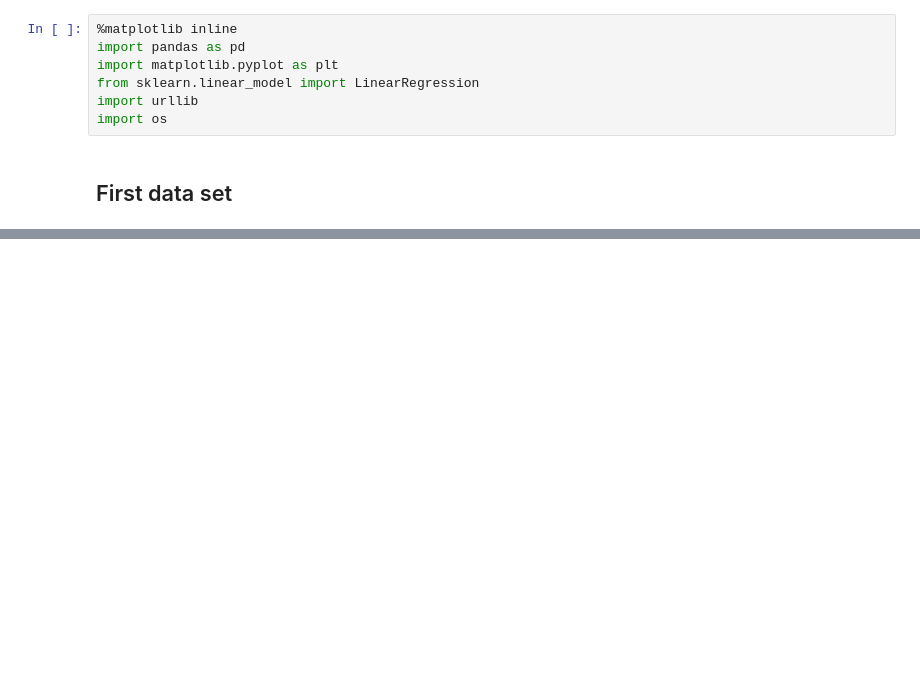
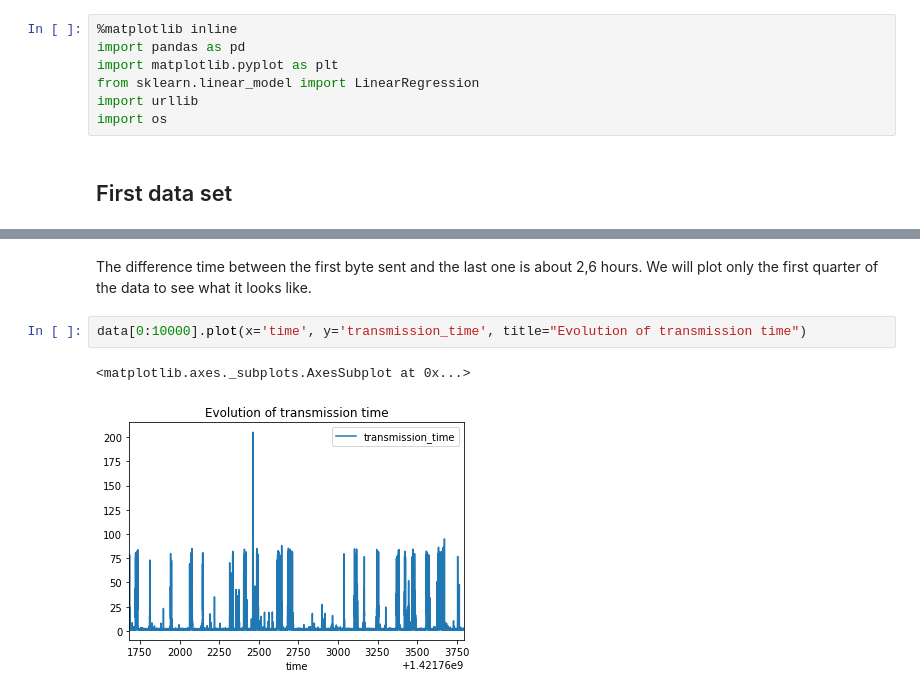
Before and after one commit to MarieBadaroux/Recherche_Reproductible, a Jupyter notebook: Recherche_reproductible_ping.ipynb, the cells around one changed output, grey strips where cells are left out. Drawn from its saved outputs; the diff is of its cells as text; blank space fills up the shorter version.

```diff
--- a/Recherche_reproductible_ping.ipynb
+++ b/Recherche_reproductible_ping.ipynb
@@ -32,0 +106,7 @@ raw_data
+# %% [markdown]
+The difference time between the first byte sent and the last one is about 2,6 hours. We will plot only the first quarter of the data to see what it looks like.
+# %%
+data[0:10000].plot(x='time', y='transmission_time', title="Evolution of transmission time")
+# %% [output]
+<matplotlib.axes._subplots.AxesSubplot at 0x...>
+[figure, added]
```
Also changed, not shown: parts of 14 cells of this notebook.
